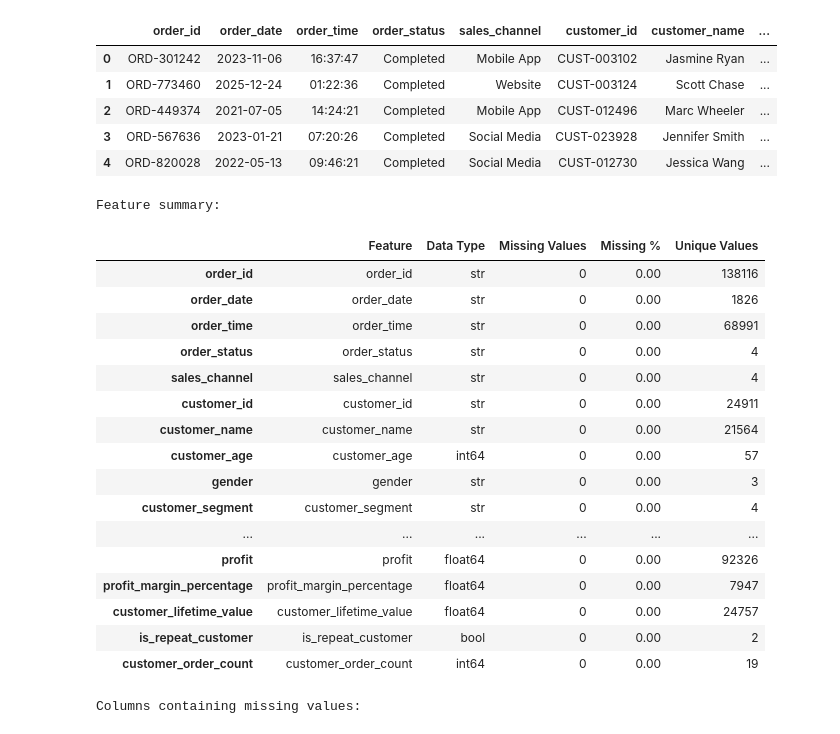
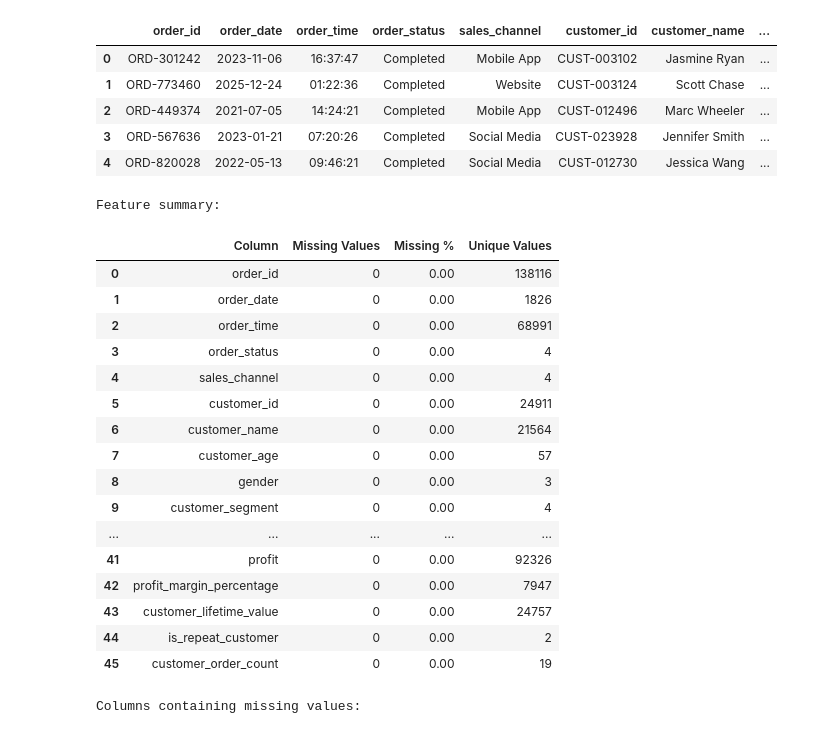
Before and after one commit to xuebo666/DATA230GroupProject, a Jupyter notebook: dataset.ipynb, the cells around one changed output. Cells and saved outputs as stored; diff of their text form; code cells hidden in the pictures.

```diff
--- a/dataset.ipynb
+++ b/dataset.ipynb
@@ -32,3 +32,14 @@ df = pd.read_csv(path)
 print("Dataset loaded successfully.")
 # %% [output]
 Dataset loaded successfully.
+# %%
+# DATA CLEANING
+
+# Keep original data unchanged
+df_raw = df.copy()
+
+# Create working copy for cleaning
+df_clean = df.copy()
+
+print("Raw dataset shape:", df_raw.shape)
+print("Working dataset shape:", df_clean.shape)
@@ -112,33 +123,32 @@ First 5 rows of the DataFrame:
 # %%
 print("\nFeature summary:")
 feature_summary = pd.DataFrame({
-    "Feature": df.columns,
-    "Data Type": df.dtypes.astype(str),
-    "Missing Values": df.isnull().sum().values,
-    "Missing %": (df.isnull().mean() * 100).round(2).values,
-    "Unique Values": df.nunique().values
+    "Column": df_clean.columns,
+    "Missing Values": df_clean.isnull().sum().values,
+    "Missing %": (df_clean.isnull().mean() * 100).round(2).values,
+    "Unique Values": df_clean.nunique().values
 })
 
 feature_summary
 # %% [output]
 Feature summary:
-|  | Feature | Data Type | Missing Values | Missing % | Unique Values |
-| order_id | order_id | str | 0 | 0.00 | 138116 |
-| order_date | order_date | str | 0 | 0.00 | 1826 |
-| order_time | order_time | str | 0 | 0.00 | 68991 |
-| order_status | order_status | str | 0 | 0.00 | 4 |
-| sales_channel | sales_channel | str | 0 | 0.00 | 4 |
-| customer_id | customer_id | str | 0 | 0.00 | 24911 |
-| customer_name | customer_name | str | 0 | 0.00 | 21564 |
-| customer_age | customer_age | int64 | 0 | 0.00 | 57 |
-| gender | gender | str | 0 | 0.00 | 3 |
-| customer_segment | customer_segment | str | 0 | 0.00 | 4 |
-| ... | ... | ... | ... | ... | ... |
-| profit | profit | float64 | 0 | 0.00 | 92326 |
-| profit_margin_percentage | profit_margin_percentage | float64 | 0 | 0.00 | 7947 |
-| customer_lifetime_value | customer_lifetime_value | float64 | 0 | 0.00 | 24757 |
-| is_repeat_customer | is_repeat_customer | bool | 0 | 0.00 | 2 |
-| customer_order_count | customer_order_count | int64 | 0 | 0.00 | 19 |
+|  | Column | Missing Values | Missing % | Unique Values |
+| 0 | order_id | 0 | 0.00 | 138116 |
+| 1 | order_date | 0 | 0.00 | 1826 |
+| 2 | order_time | 0 | 0.00 | 68991 |
+| 3 | order_status | 0 | 0.00 | 4 |
+| 4 | sales_channel | 0 | 0.00 | 4 |
+| 5 | customer_id | 0 | 0.00 | 24911 |
+| 6 | customer_name | 0 | 0.00 | 21564 |
+| 7 | customer_age | 0 | 0.00 | 57 |
+| 8 | gender | 0 | 0.00 | 3 |
+| 9 | customer_segment | 0 | 0.00 | 4 |
+| ... | ... | ... | ... | ... |
+| 41 | profit | 0 | 0.00 | 92326 |
+| 42 | profit_margin_percentage | 0 | 0.00 | 7947 |
+| 43 | customer_lifetime_value | 0 | 0.00 | 24757 |
+| 44 | is_repeat_customer | 0 | 0.00 | 2 |
+| 45 | customer_order_count | 0 | 0.00 | 19 |
 # %%
 # MISSING VALUE ANALYSIS
 
```
Also changed, not shown: parts of 14 cells of this notebook.
